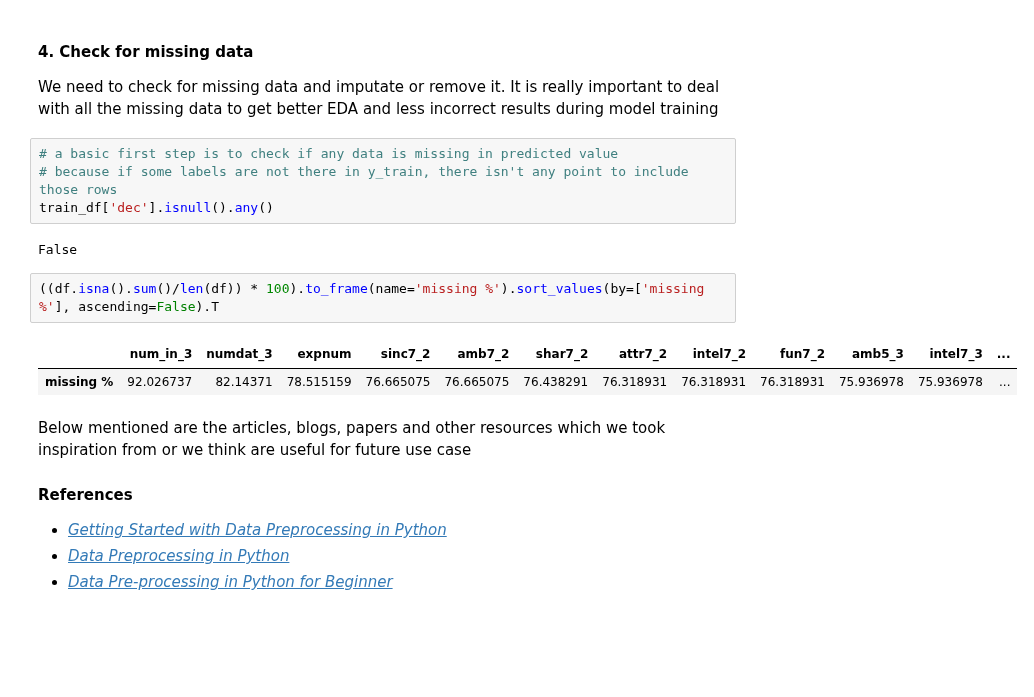
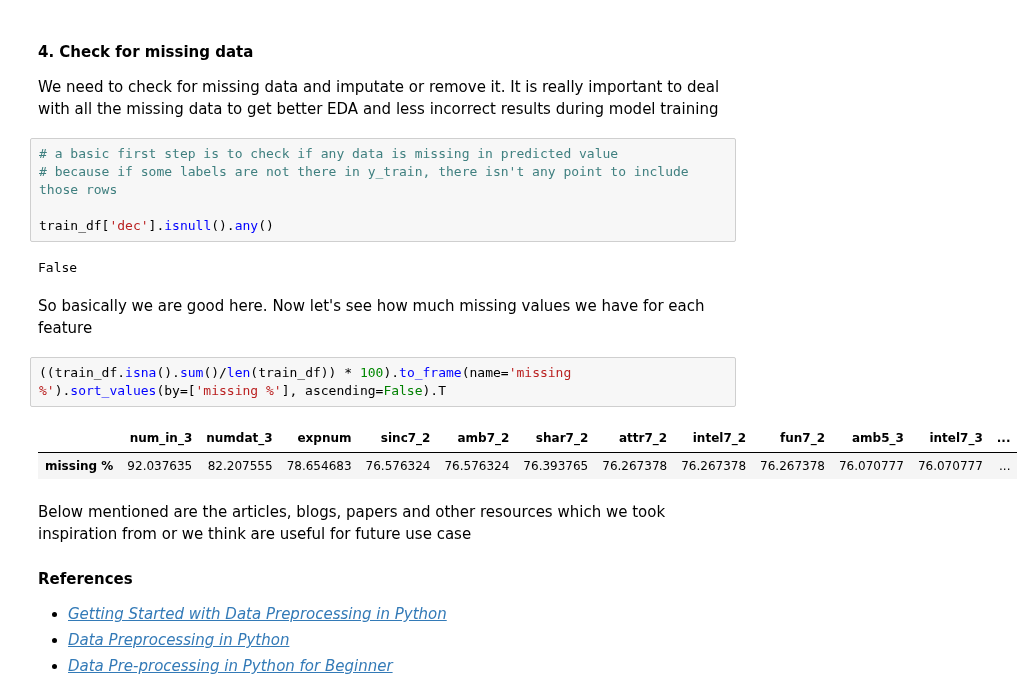
Before and after one commit to mohammadzainabbas/Speed-Dating-ML, a Jupyter notebook: src/notebooks/2_preprocessing.ipynb, the cells around one changed output. Cells and saved outputs as stored; diff of their text form; blank space fills up the shorter version.

```diff
--- a/src/notebooks/2_preprocessing.ipynb
+++ b/src/notebooks/2_preprocessing.ipynb
@@ -244,14 +244,17 @@ We need to check for missing data and imputate or remove it. It is really import
 # %%
 # a basic first step is to check if any data is missing in predicted value
 # because if some labels are not there in y_train, there isn't any point to include those rows
+
 train_df['dec'].isnull().any()
 # %% [output]
 False
+# %% [markdown]
+So basically we are good here. Now let's see how much missing values we have for each feature
 # %%
-((df.isna().sum()/len(df)) * 100).to_frame(name='missing %').sort_values(by=['missing %'], ascending=False).T
+((train_df.isna().sum()/len(train_df)) * 100).to_frame(name='missing %').sort_values(by=['missing %'], ascending=False).T
 # %% [output]
 |  | num_in_3 | numdat_3 | expnum | sinc7_2 | amb7_2 | shar7_2 | attr7_2 | intel7_2 | fun7_2 | amb5_3 | intel7_3 | ... |
-| missing % | 92.026737 | 82.14371 | 78.515159 | 76.665075 | 76.665075 | 76.438291 | 76.318931 | 76.318931 | 76.318931 | 75.936978 | 75.936978 | ... |
+| missing % | 92.037635 | 82.207555 | 78.654683 | 76.576324 | 76.576324 | 76.393765 | 76.267378 | 76.267378 | 76.267378 | 76.070777 | 76.070777 | ... |
 # %% [markdown]
 Below mentioned are the articles, blogs, papers and other resources which we took inspiration from or we think are useful for future use case
 
```
